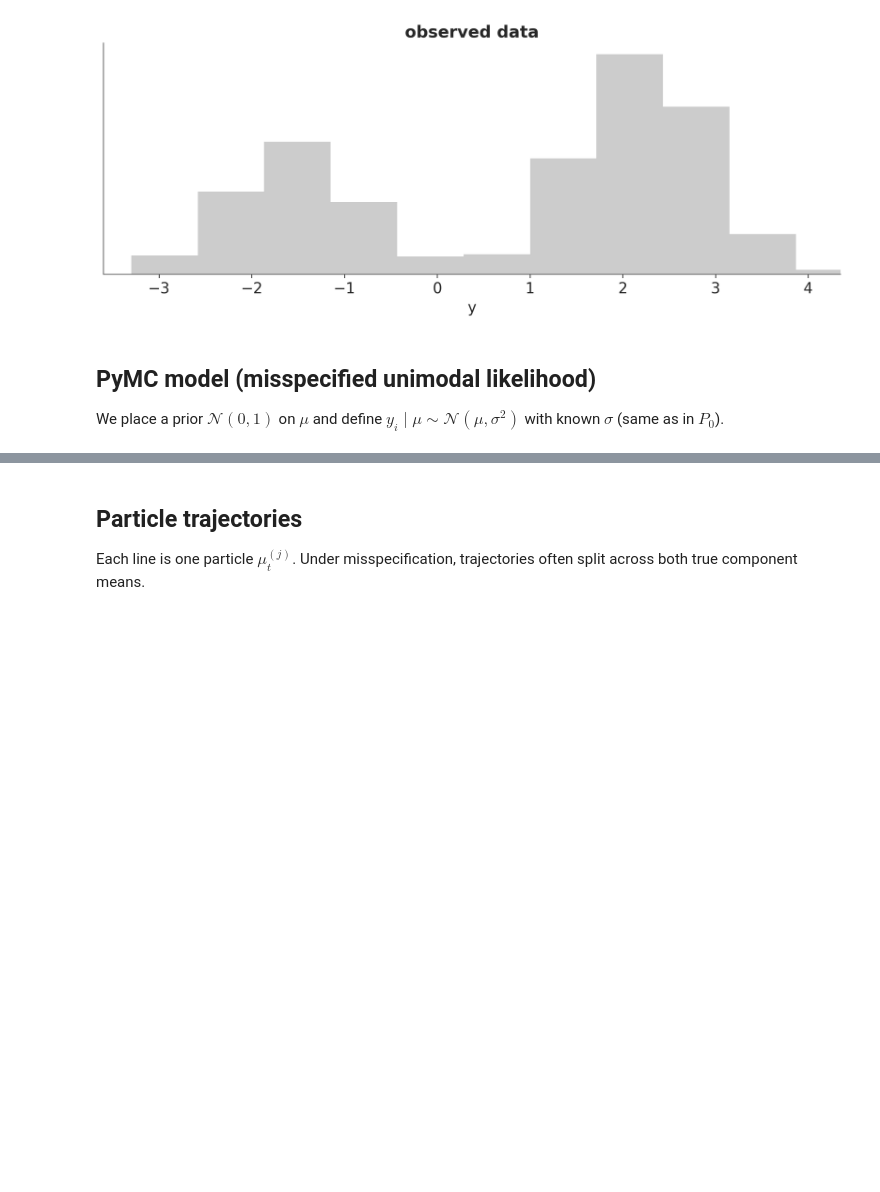
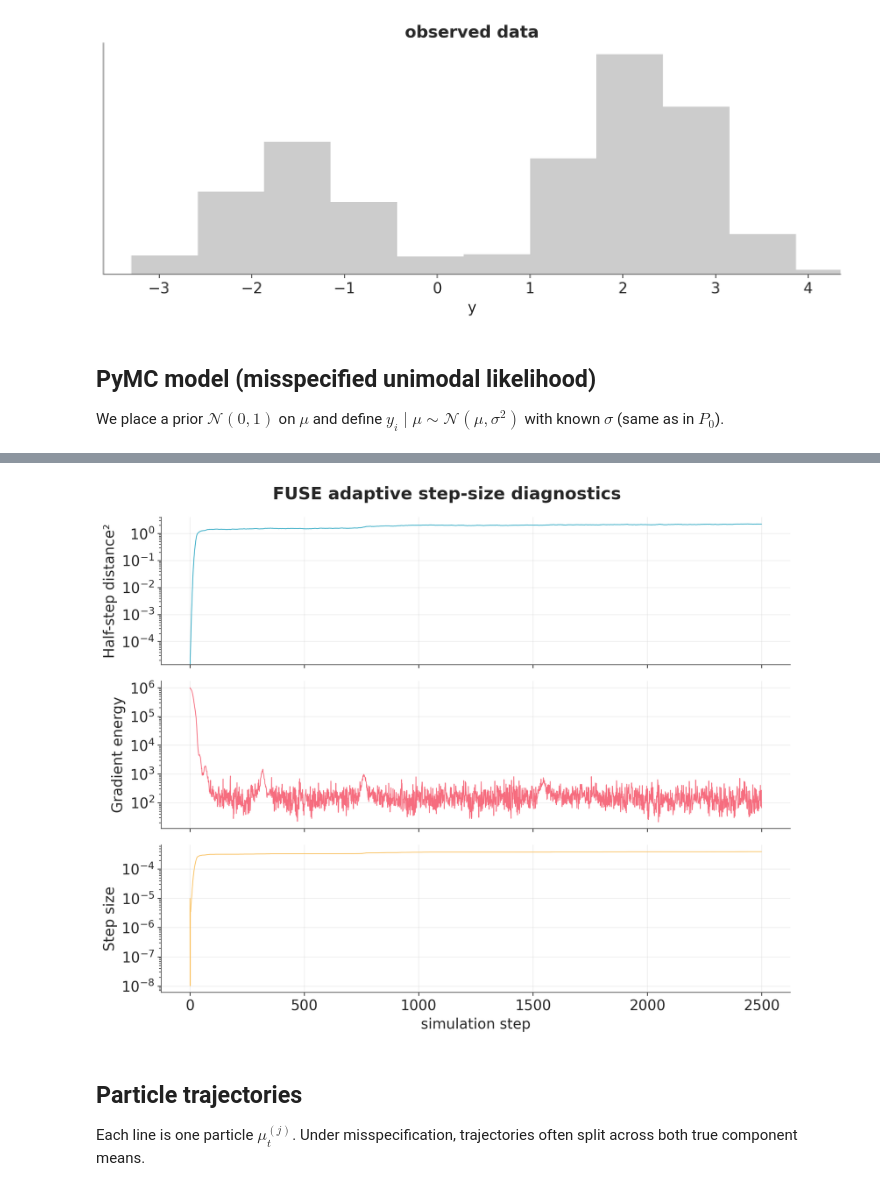
Before and after one commit to pymc-devs/pymc-prop, a Jupyter notebook: examples/bimodal_gaussian.ipynb, the cells around one changed output, grey strips where cells are left out. Cells and saved outputs as stored; diff of their text form; code cells hidden in the pictures; blank space fills up the shorter version.

```diff
--- a/examples/bimodal_gaussian.ipynb
+++ b/examples/bimodal_gaussian.ipynb
@@ -105,3 +115,32 @@ Group: /
+# %%
+steps = dt.sample_stats.coords["step"].values
+half_step_distance_sq = dt.sample_stats["fuse_half_step_distance_sq"].isel(chain=0).values
+gradient_energy = dt.sample_stats["fuse_gradient_energy"].isel(chain=0).values
+step_size_trace = dt.sample_stats["fuse_step_size"].isel(chain=0).values
+
+fig, axes = plt.subplots(3, 1, figsize=(10, 8), sharex=True)
+
+axes[0].plot(steps, half_step_distance_sq, color="C0", lw=0.8)
+axes[0].set_ylabel("Half-step distance²")
+axes[0].set_yscale("log")
+axes[0].grid(alpha=0.3)
+
+axes[1].plot(steps, gradient_energy, color="C1", lw=0.8)
+axes[1].set_ylabel("Gradient energy")
+axes[1].set_yscale("log")
+axes[1].grid(alpha=0.3)
+
+axes[2].plot(steps, step_size_trace, color="C2", lw=0.8)
+axes[2].set_ylabel("Step size")
+axes[2].set_xlabel("simulation step")
+axes[2].set_yscale("log")
+axes[2].grid(alpha=0.3)
+
+fig.suptitle("FUSE adaptive step-size diagnostics")
+fig.tight_layout()
+plt.show()
+# %% [output]
+[figure, added]
 # %% [markdown]
 ## Particle trajectories
 
```
Also changed, not shown: parts of 8 cells of this notebook, 7 other files.
